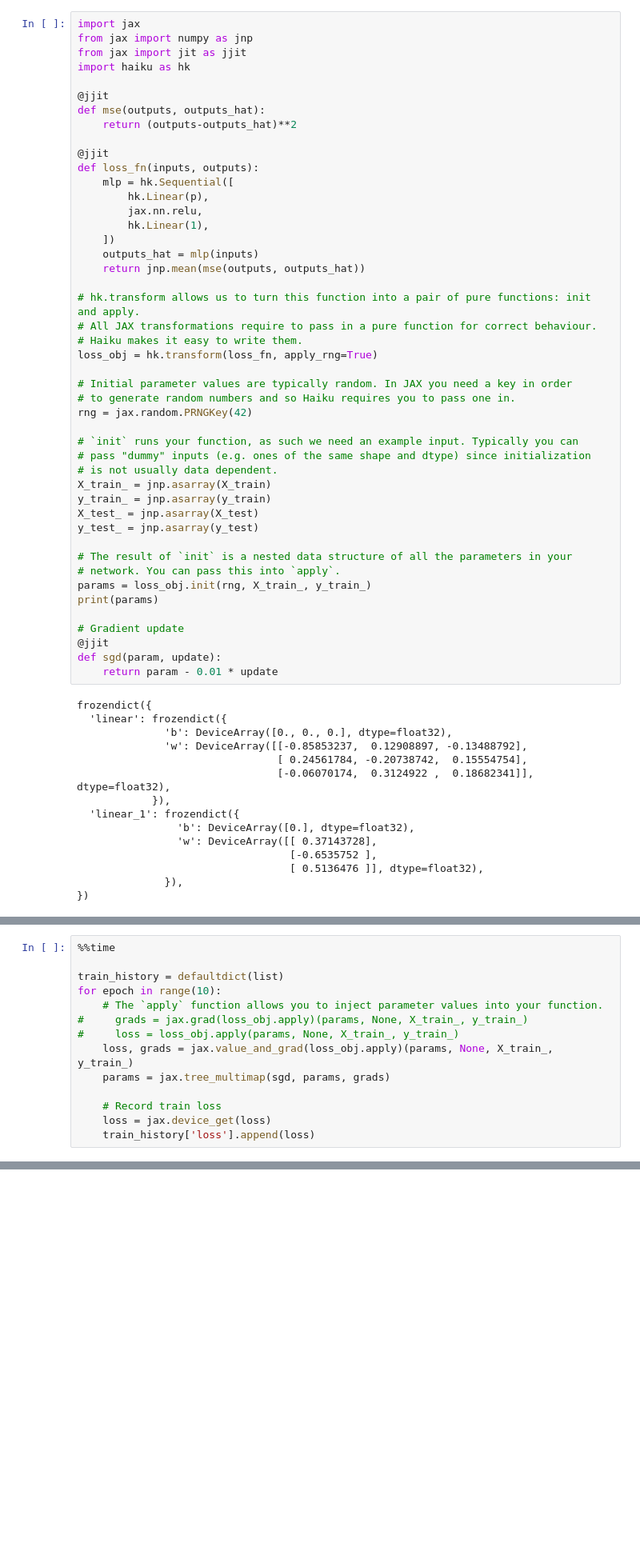
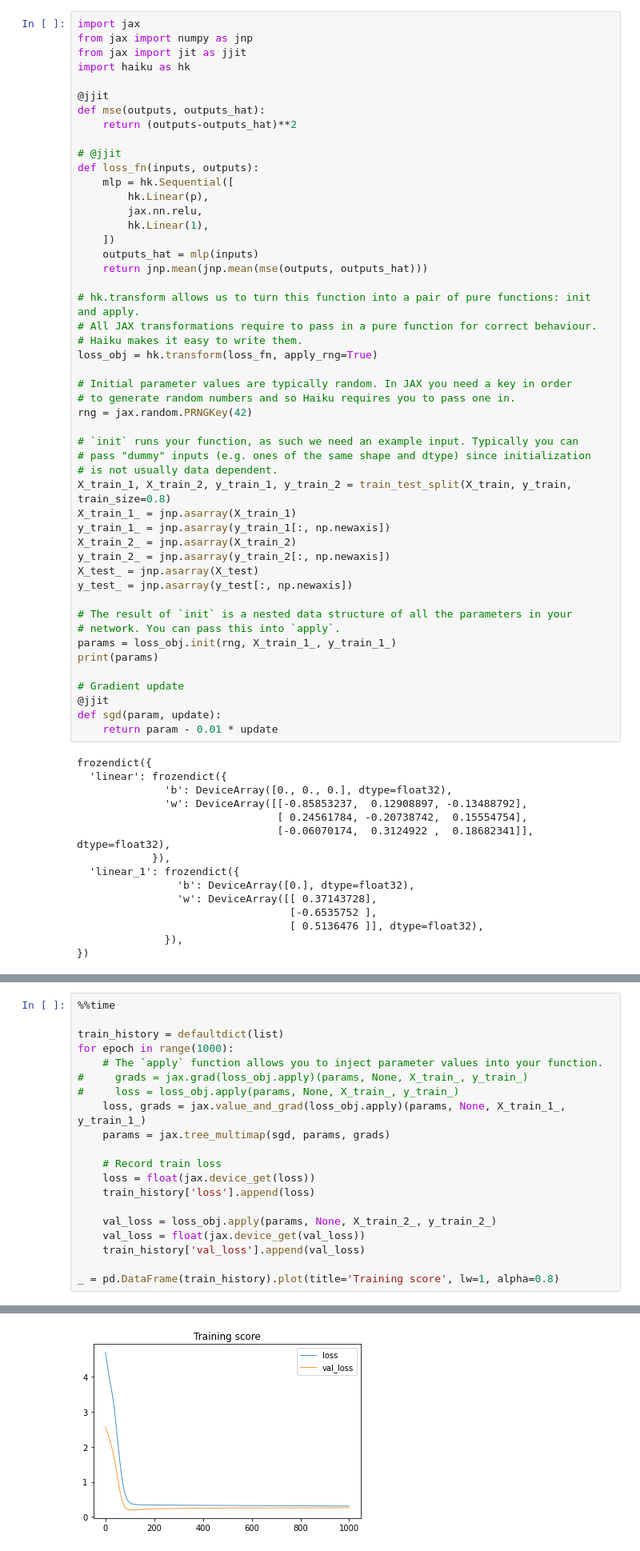
Before and after one commit to mysterious-ben/ds-examples, a Jupyter notebook: dl/dl_hello_world.ipynb, the cells around one changed output, grey strips where cells are left out. Shown at 80% size. Saved outputs shown, nothing was run; the diff lists cells and outputs as text; blank space fills up the shorter version.

Commit message:
fix: pytorch train/val split and haiku zero grad

```diff
--- a/dl/dl_hello_world.ipynb
+++ b/dl/dl_hello_world.ipynb
@@ -247,7 +247,7 @@ import haiku as hk
 def mse(outputs, outputs_hat):
     return (outputs-outputs_hat)**2
 
-@jjit
+# @jjit
 def loss_fn(inputs, outputs):
     mlp = hk.Sequential([
         hk.Linear(p),
@@ -255,7 +255,7 @@ def loss_fn(inputs, outputs):
         hk.Linear(1),
     ])
     outputs_hat = mlp(inputs)
-    return jnp.mean(mse(outputs, outputs_hat))
+    return jnp.mean(jnp.mean(mse(outputs, outputs_hat)))
 
 # hk.transform allows us to turn this function into a pair of pure functions: init and apply.
 # All JAX transformations require to pass in a pure function for correct behaviour.
@@ -269,14 +269,17 @@ rng = jax.random.PRNGKey(42)
 # `init` runs your function, as such we need an example input. Typically you can
 # pass "dummy" inputs (e.g. ones of the same shape and dtype) since initialization
 # is not usually data dependent.
-X_train_ = jnp.asarray(X_train)
-y_train_ = jnp.asarray(y_train)
+X_train_1, X_train_2, y_train_1, y_train_2 = train_test_split(X_train, y_train, train_size=0.8)
+X_train_1_ = jnp.asarray(X_train_1)
+y_train_1_ = jnp.asarray(y_train_1[:, np.newaxis])
+X_train_2_ = jnp.asarray(X_train_2)
+y_train_2_ = jnp.asarray(y_train_2[:, np.newaxis])
 X_test_ = jnp.asarray(X_test)
-y_test_ = jnp.asarray(y_test)
+y_test_ = jnp.asarray(y_test[:, np.newaxis])
 
 # The result of `init` is a nested data structure of all the parameters in your
 # network. You can pass this into `apply`.
-params = loss_obj.init(rng, X_train_, y_train_)
+params = loss_obj.init(rng, X_train_1_, y_train_1_)
 print(params)
 
 # Gradient update
@@ -320,14 +305,20 @@ frozendict({
 %%time
 
 train_history = defaultdict(list)
-for epoch in range(10):
+for epoch in range(1000):
     # The `apply` function allows you to inject parameter values into your function.
 #     grads = jax.grad(loss_obj.apply)(params, None, X_train_, y_train_)
 #     loss = loss_obj.apply(params, None, X_train_, y_train_)
-    loss, grads = jax.value_and_grad(loss_obj.apply)(params, None, X_train_, y_train_)
+    loss, grads = jax.value_and_grad(loss_obj.apply)(params, None, X_train_1_, y_train_1_)
     params = jax.tree_multimap(sgd, params, grads)
 
     # Record train loss
-    loss = jax.device_get(loss)
+    loss = float(jax.device_get(loss))
     train_history['loss'].append(loss)
+
+    val_loss = loss_obj.apply(params, None, X_train_2_, y_train_2_)
+    val_loss = float(jax.device_get(val_loss))
+    train_history['val_loss'].append(val_loss)
+
+_ = pd.DataFrame(train_history).plot(title='Training score', lw=1, alpha=0.8)
 # %% [output]
@@ -335,0 +327 @@ Wall time: 46.3 ms
+[figure, added]
```
Also changed, not shown: parts of 13 cells of this notebook.
